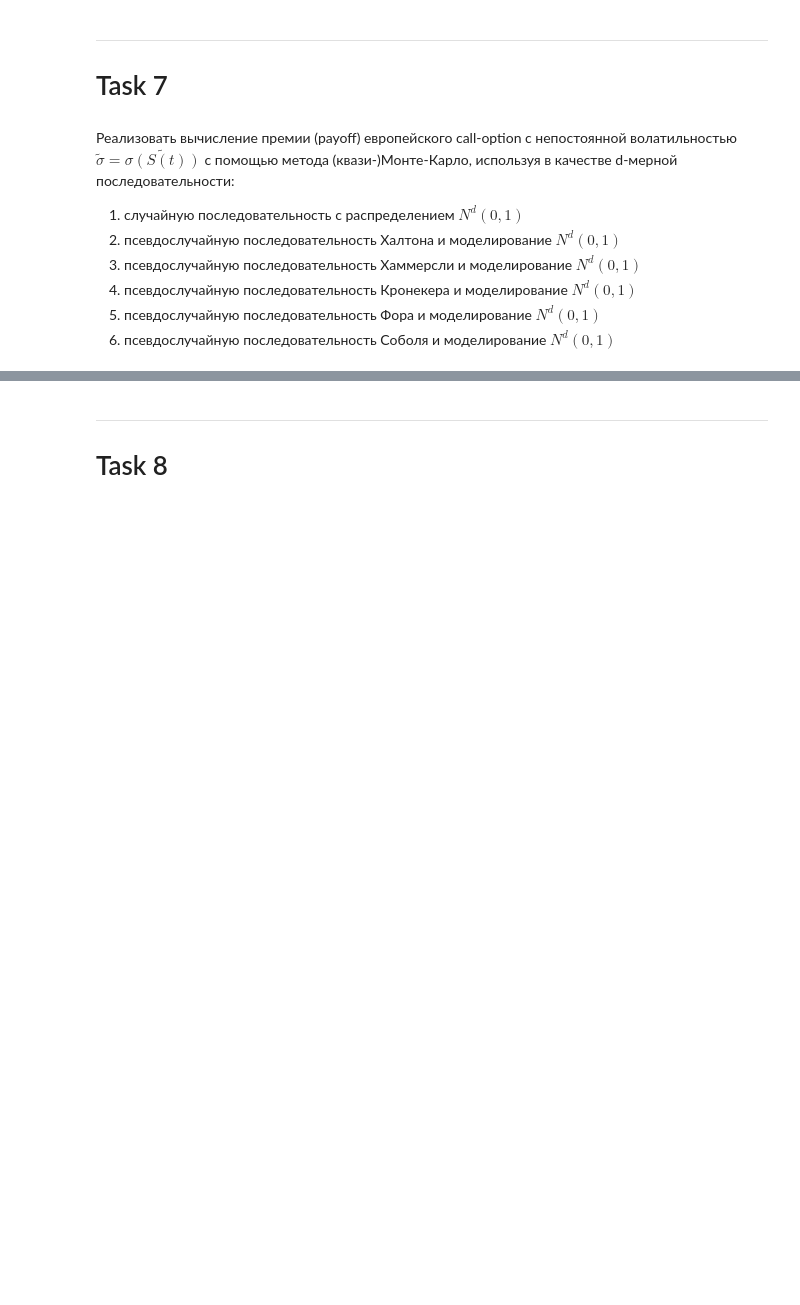
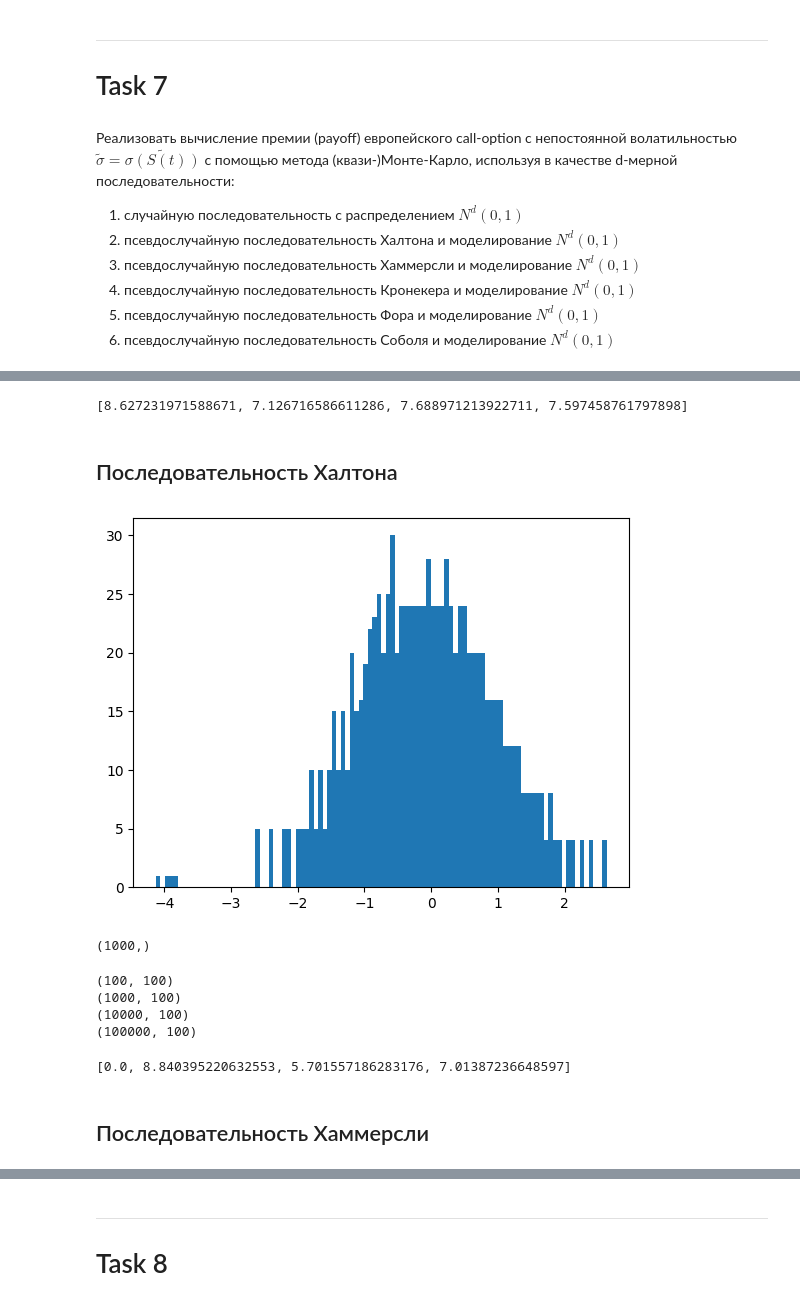
Before and after one commit to Kasymkhankhubiyev/Sirius-Uni, a Jupyter notebook: CompMethods/code/MonteCarloMethods.ipynb, the cells around one changed output, grey strips where cells are left out. Saved outputs shown, nothing was run; the diff lists cells and outputs as text; code cells hidden in the pictures; blank space fills up the shorter version.

Commit message:
implemented Hammersley, Kroneker sequences

```diff
--- a/CompMethods/code/MonteCarloMethods.ipynb
+++ b/CompMethods/code/MonteCarloMethods.ipynb
@@ -530,0 +568,6 @@ print(W.shape)
+# %%
+payoffs_standart
+# %% [output]
+[8.627231971588671, 7.126716586611286, 7.688971213922711, 7.597458761797898]
+# %% [markdown]
+## Последовательность Халтона
@@ -530,0 +584,34 @@ print(W.shape)
+# %%
+def is_prime(n):
+    if n <= 1:
+        return False
+    for i in range(2, int(n**0.5) + 1):
+        if n % i == 0:
+            return False
+    return True
+
+
+def prime_nums_generator():
+    n = 2
+    while True:
+        if is_prime(n):
+            yield n
+        n += 1
+
+
+def generate_prime_numbers(n: int):
+    """
+        generates first n prime numbers sturting from 2
+    """
+    if n < 1:
+        raise Exception('must be more than one')
+    if n == 1:
+        return 2
+
+    primes_gen = prime_nums_generator()
+    primes = []
+
+    for i in range(n):
+        primes.append(next(primes_gen))
+
+    return primes
@@ -530,0 +708,8 @@ print(W.shape)
+# %%
+plt.hist(norm.ppf(gen_Halton_sequence(dims=100, N=1000))[:, 50], bins=100)
+plt.show()
+
+print(norm.ppf(gen_Halton_sequence(dims=100, N=1000))[:, 1].shape)
+# %% [output]
+[figure, added]
+(1000,)
@@ -530,0 +737,30 @@ print(W.shape)
+# %%
+k = 4
+theta = 0.03
+rho = 0.25
+xi = 0.9
+
+S0 = 50
+sigma_0 = 0.1
+r=0.12
+K = 55
+N = 10**5
+steps = 100
+
+Ns = [10**2, 10**3, 10**4, 10**5]
+payoffs_halton = []
+
+for N in Ns:
+    payoffs_halton.append(generate_halton_paths(S0, K, r, sigma_0, steps, N, k, theta, xi))
+# print(payoff_vol)
+# %% [output]
+(100, 100)
+(1000, 100)
+(10000, 100)
+(100000, 100)
+# %%
+payoffs_halton
+# %% [output]
+[0.0, 8.840395220632553, 5.701557186283176, 7.01387236648597]
+# %% [markdown]
+## Последовательность Хаммерсли
```
Also changed, not shown: parts of 44 cells of this notebook.
